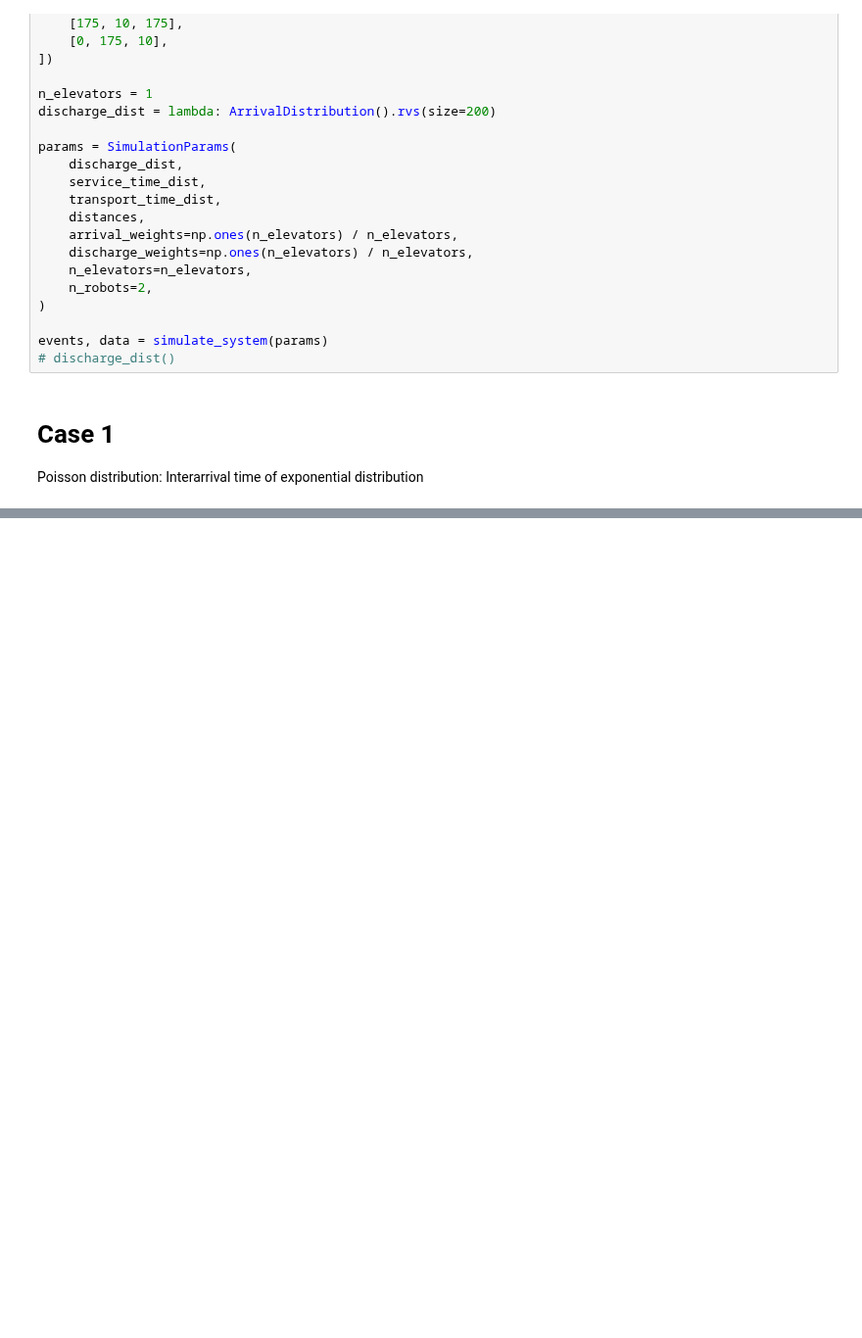
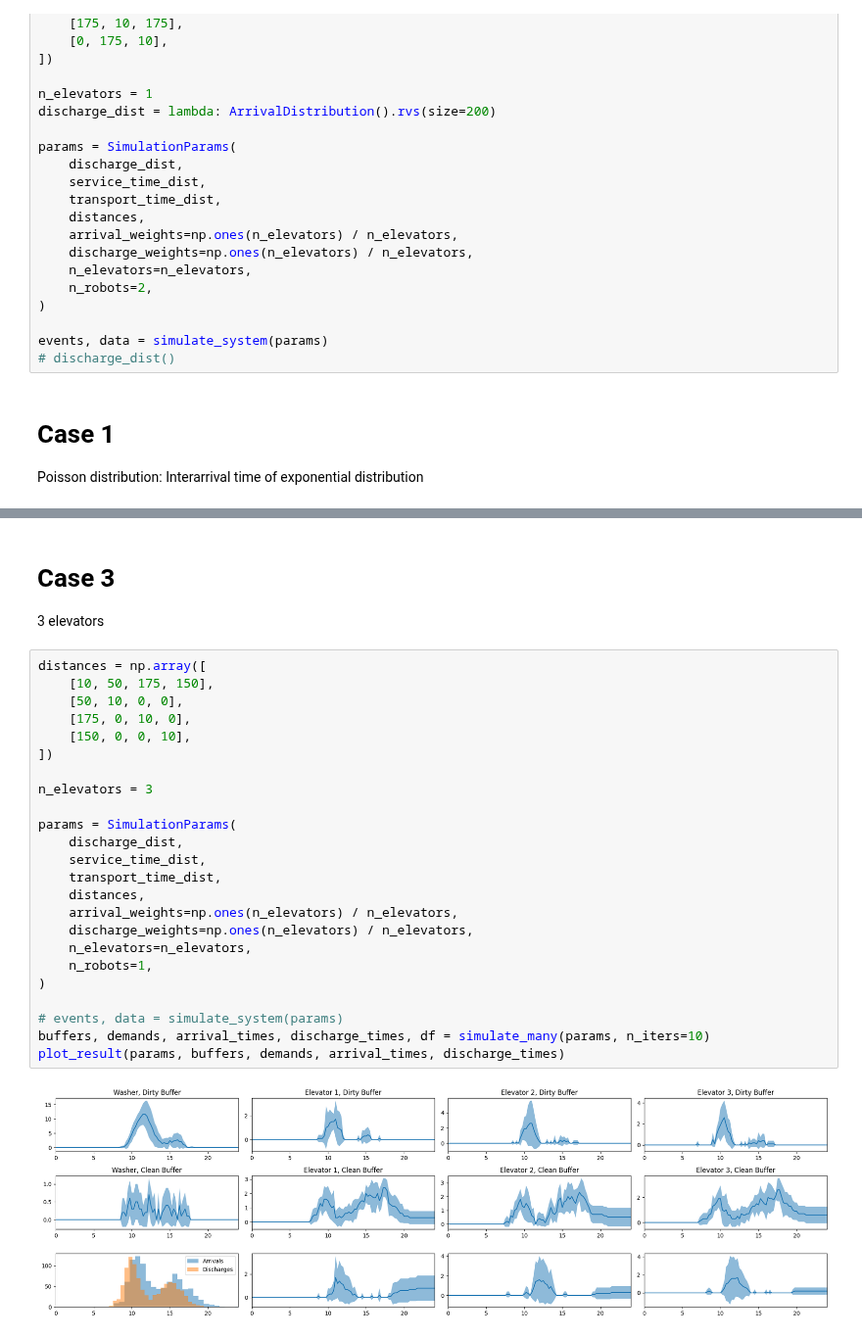
Before and after one commit to AntonJorg/stochastic_simulation, a Jupyter notebook: project2/cases.ipynb, the cells around one changed output, grey strips where cells are left out. Shown at 98% size. Cells and saved outputs as stored; diff of their text form; blank space fills up the shorter version.

```diff
--- a/project2/cases.ipynb
+++ b/project2/cases.ipynb
@@ -139,0 +173,29 @@ plot_result(params, buffers, demands, arrival_times, discharge_times)
+# %% [markdown]
+# Case 3
+3 elevators
+# %%
+distances = np.array([
+    [10, 50, 175, 150],
+    [50, 10, 0, 0],
+    [175, 0, 10, 0],
+    [150, 0, 0, 10],
+])
+
+n_elevators = 3
+
+params = SimulationParams(
+    discharge_dist,
+    service_time_dist,
+    transport_time_dist,
+    distances,
+    arrival_weights=np.ones(n_elevators) / n_elevators,
+    discharge_weights=np.ones(n_elevators) / n_elevators,
+    n_elevators=n_elevators,
+    n_robots=1,
+)
+
+# events, data = simulate_system(params)
+buffers, demands, arrival_times, discharge_times, df = simulate_many(params, n_iters=10)
+plot_result(params, buffers, demands, arrival_times, discharge_times)
+# %% [output]
+[figure, added]
```
Also changed, not shown: parts of 7 cells of this notebook.
